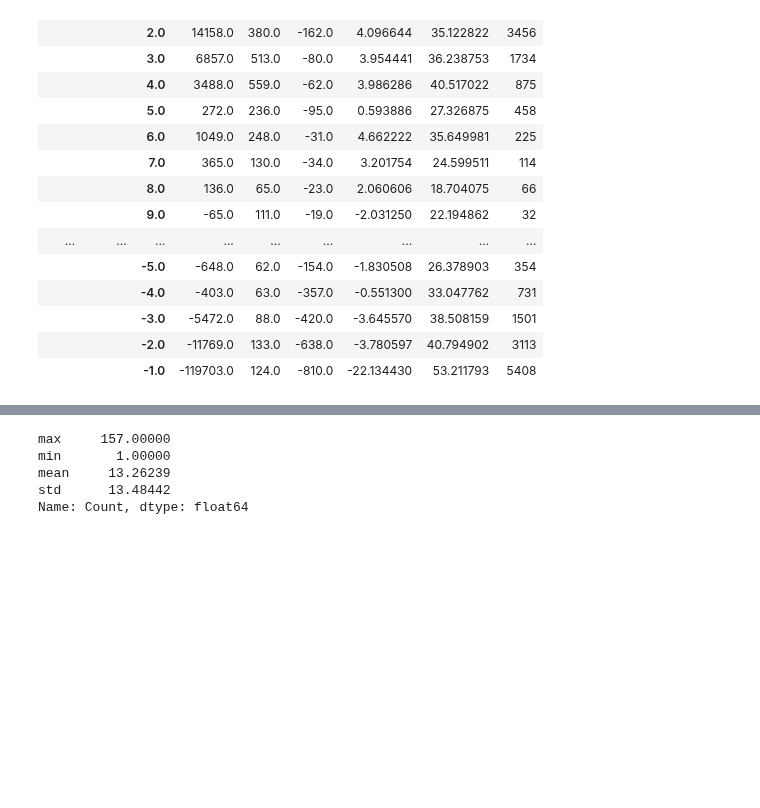
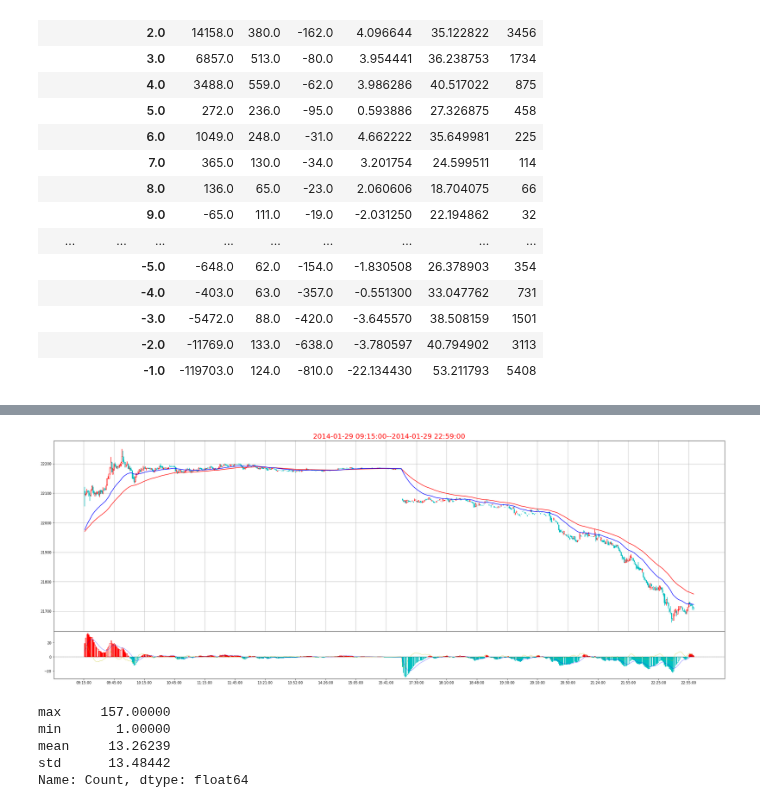
Before and after one commit to che7611/test2, a Jupyter notebook: YD.ipynb, the cells around one changed output, grey strips where cells are left out. Cells and saved outputs as stored; diff of their text form; code cells hidden in the pictures; blank space fills up the shorter version.

```diff
--- a/YD.ipynb
+++ b/YD.ipynb
@@ -270,3 +304,7 @@ MACD.groupby(['State','StateE','No'])['Diff'].agg(Calc)
+# %%
+DrawKline('2014/1/29')
+# %% [output]
+[figure, added]
 # %%
 df2[df2.State==1]['Count'].agg(['max','min','mean','std'])
 # %% [output]
```
Also changed, not shown: parts of 14 cells of this notebook, 3 other files.
